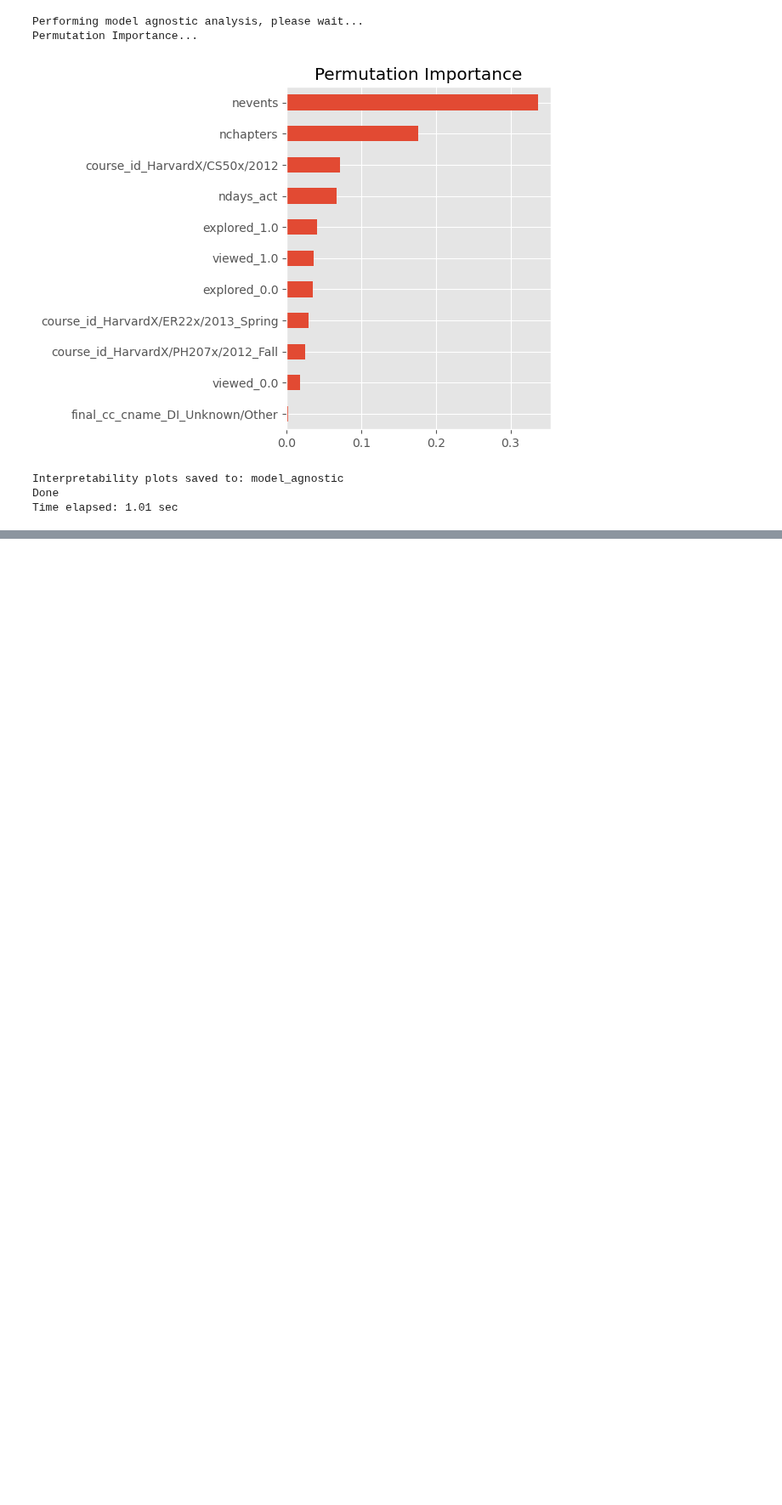
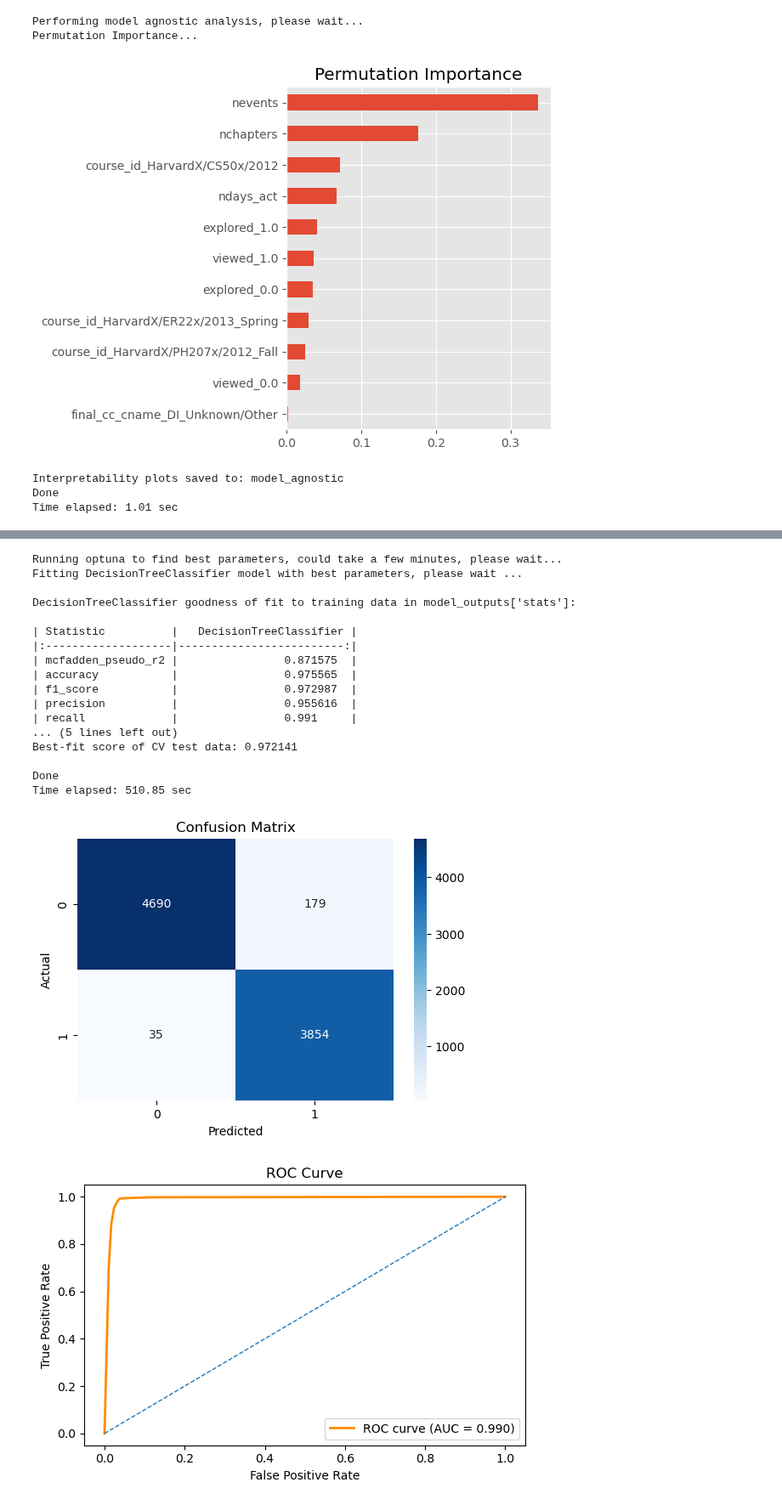
Before and after one commit to gjpelletier/PyMLR, a Jupyter notebook: Examples/CSE_416_HW5_Kaggle.ipynb, the cells around one changed output, grey strips where cells are left out. Shown at 85% size. Saved outputs shown, nothing was run; the diff lists cells and outputs as text; code cells hidden in the pictures; blank space fills up the shorter version.

```diff
--- a/Examples/CSE_416_HW5_Kaggle.ipynb
+++ b/Examples/CSE_416_HW5_Kaggle.ipynb
@@ -768,0 +774,40 @@ Time elapsed: 1.01 sec
+# %%
+# optional keyword arguments
+kwargs = {
+    'classify': True,                   # True to use RandomForestClassifier
+    'random_state': 42,                 # random seed for reproducibility
+    'n_trials': 200,                     # number of optuna trials
+    # params that are optimized by optuna
+    'max_depth': [2, 30],               # max depth of a tree
+    'min_samples_split': [2, 20],       # min samples to split internal node
+    'min_samples_leaf': [1, 20],        # min samples to be at a leaf node
+    'max_features': [0.1, 1.0],         # number of features to consider
+                                        # when looking for the best split
+    'splitter': ["best", "random"],     # strategy to choose the split at each node
+    'ccp_alpha': [0.0001, 0.1],         # parameter for
+                                        # Minimum Cost-Complexity Pruning
+    'max_leaf_nodes': [10, 100]         # max number of leaf nodes
+    }
+
+from PyMLR import tree_auto
+train_model_tree, train_output_tree = tree_auto(X_train, y_train, **kwargs)
+# %% [output]
+Running optuna to find best parameters, could take a few minutes, please wait...
+Fitting DecisionTreeClassifier model with best parameters, please wait ...
+
+DecisionTreeClassifier goodness of fit to training data in model_outputs['stats']:
+
+| Statistic          |   DecisionTreeClassifier |
+|:-------------------|-------------------------:|
+| mcfadden_pseudo_r2 |                0.871575  |
+| accuracy           |                0.975565  |
+| f1_score           |                0.972987  |
+| precision          |                0.955616  |
+| recall             |                0.991     |
+... (5 lines left out)
+Best-fit score of CV test data: 0.972141
+
+Done
+Time elapsed: 510.85 sec
+[figure, added]
+[figure, added]
```
Also changed, not shown: parts of 7 cells of this notebook.
